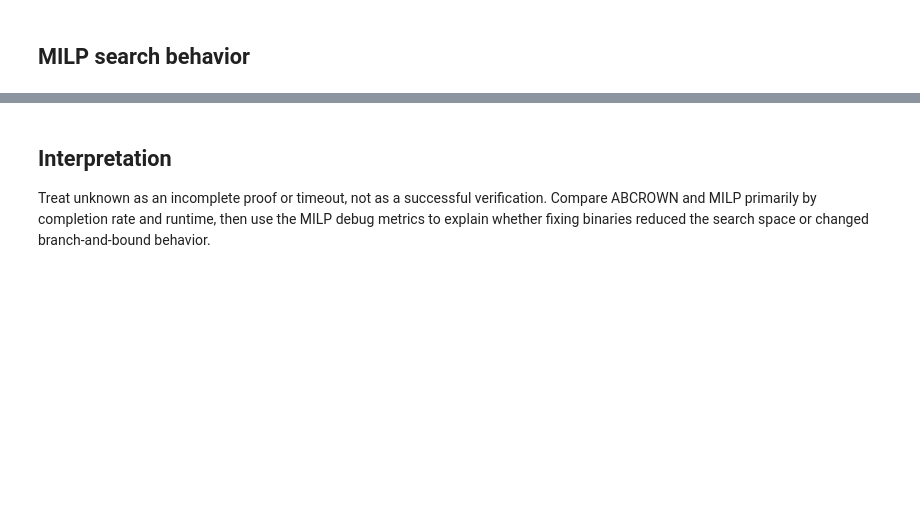
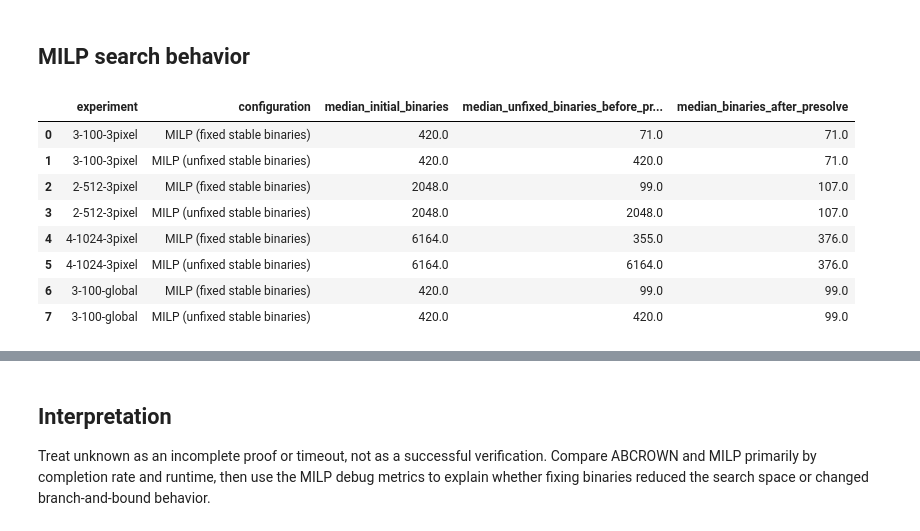
Before and after one commit to mbroughani81/relational-milp, a Jupyter notebook: evaluate_optimizations.ipynb, the cells around one changed output, grey strips where cells are left out. Drawn from its saved outputs; the diff is of its cells as text; code cells hidden in the pictures; blank space fills up the shorter version.

```diff
--- a/evaluate_optimizations.ipynb
+++ b/evaluate_optimizations.ipynb
@@ -162,0 +213,40 @@ milp_summary.groupby(['experiment', 'configuration']).agg(
+# %%
+initial_binary_lookup = {}
+for path in sorted(DATA_DIR.glob('no-fix-*.json')):
+    experiment = re.sub(r'^no-fix-|\.json$', '', path.name)
+    for record in json.loads(path.read_text()):
+        for direction, details in record.get('directions', {}).items():
+            total = details.get('total', {})
+            before = details.get('before_presolve', {})
+            initial_binary_lookup[(experiment, record['instance_id'], direction)] = total.get(
+                'all_binary_variables', before.get('all_binary_variables')
+            )
+
+milp_summary = milp_debug.copy()
+milp_summary['initial_binaries'] = [
+    initial_binary_lookup.get((str(experiment), instance_id, direction))
+    for experiment, instance_id, direction in zip(
+        milp_summary['experiment'],
+        milp_summary['instance_id'],
+        milp_summary['direction'],
+    )
+]
+numeric_metrics = ['initial_binaries', 'unfixed_before', 'after_binary_variables', 'nodes_processed', 'lp_iterations', 'nodes_remaining']
+milp_summary[numeric_metrics] = milp_summary[numeric_metrics].apply(
+    pd.to_numeric, errors='coerce'
+)
+milp_summary.groupby(['experiment', 'configuration'], observed=True).agg(
+    median_initial_binaries=('initial_binaries', 'median'),
+    median_unfixed_binaries_before_presolve=('unfixed_before', 'median'),
+    median_binaries_after_presolve=('after_binary_variables', 'median'),
+).reset_index().sort_values(['experiment', 'configuration'])
+# %% [output]
+|  | experiment | configuration | median_initial_binaries | median_unfixed_binaries_before_pr... | median_binaries_after_presolve |
+| 0 | 3-100-3pixel | MILP (fixed stable binaries) | 420.0 | 71.0 | 71.0 |
+| 1 | 3-100-3pixel | MILP (unfixed stable binaries) | 420.0 | 420.0 | 71.0 |
+| 2 | 2-512-3pixel | MILP (fixed stable binaries) | 2048.0 | 99.0 | 107.0 |
+| 3 | 2-512-3pixel | MILP (unfixed stable binaries) | 2048.0 | 2048.0 | 107.0 |
+| 4 | 4-1024-3pixel | MILP (fixed stable binaries) | 6164.0 | 355.0 | 376.0 |
+| 5 | 4-1024-3pixel | MILP (unfixed stable binaries) | 6164.0 | 6164.0 | 376.0 |
+| 6 | 3-100-global | MILP (fixed stable binaries) | 420.0 | 99.0 | 99.0 |
+| 7 | 3-100-global | MILP (unfixed stable binaries) | 420.0 | 420.0 | 99.0 |
```
Also changed, not shown: parts of 9 cells of this notebook.
